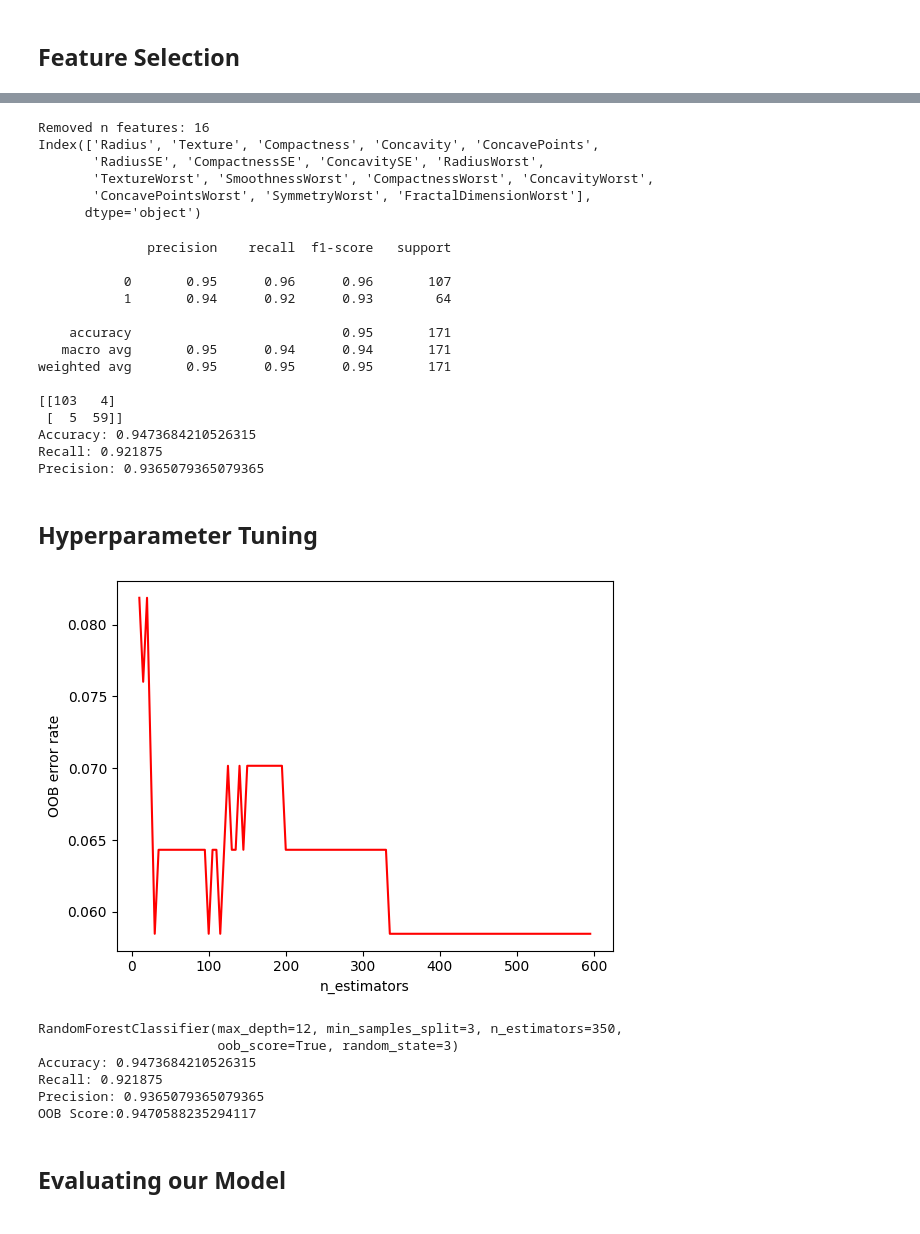
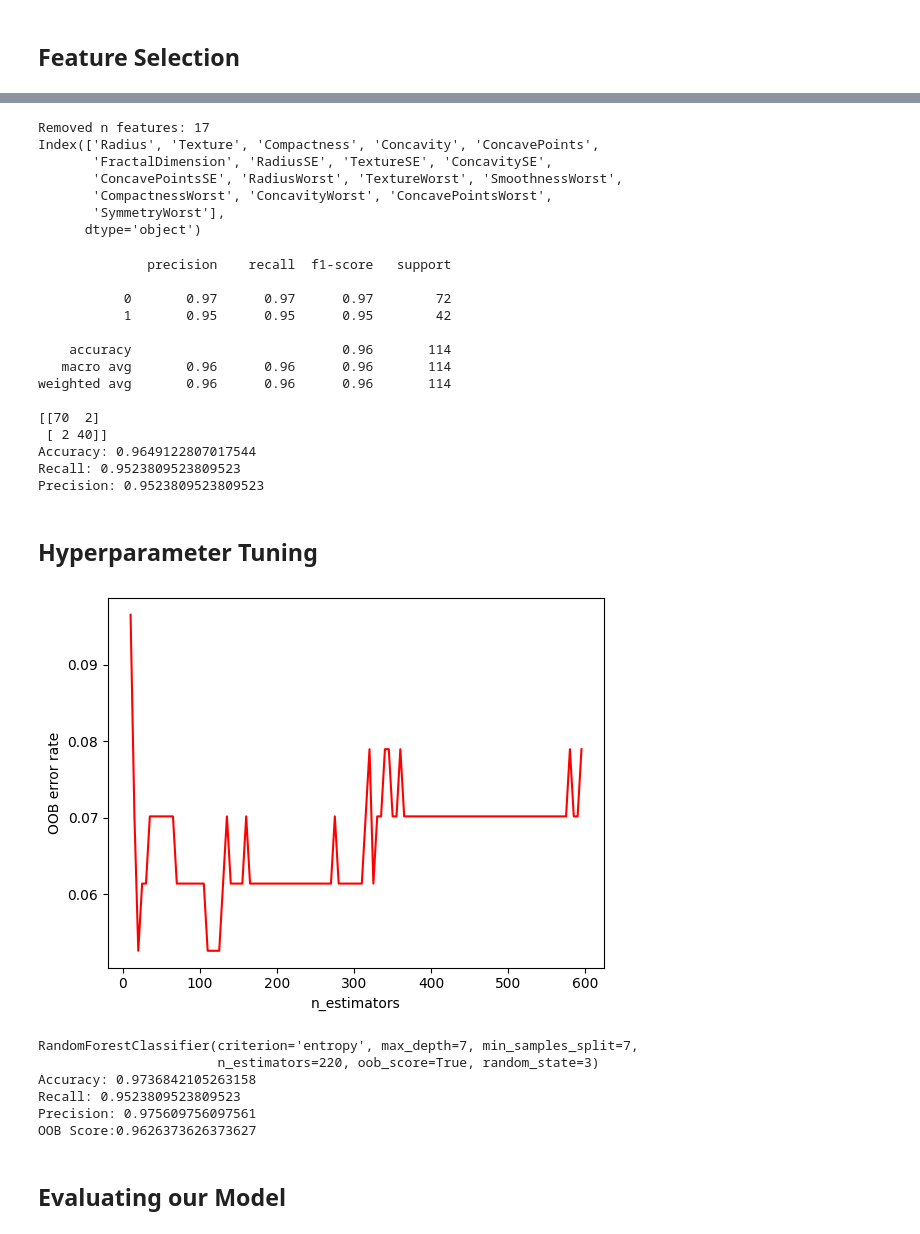
Before and after one commit to Berat03/ml_coursework, a Jupyter notebook: Random_Forest_2.ipynb, the cells around one changed output, grey strips where cells are left out. Cells and saved outputs as stored; diff of their text form; code cells hidden in the pictures.

```diff
--- a/Random_Forest_2.ipynb
+++ b/Random_Forest_2.ipynb
@@ -23,9 +23,9 @@ label = df["B/M"]
 feature = df.drop(not_data, axis = 1)
 data = pd.concat([label, feature], axis=1)
 # %%
-x_train, x_test, y_train, y_test = train_test_split(feature, label, test_size=0.3, stratify=label, random_state=3)
+x_train, x_test, y_train, y_test = train_test_split(feature, label, test_size=0.2, stratify=label, random_state=3) #0.4 -> 0.2
 
-x_test, x_val, y_test, y_val = train_test_split(x_train, y_train, test_size=0.5, stratify=y_train, random_state = 3)
+#x_test, x_val, y_test, y_val = train_test_split(x_train, y_train, test_size=0.5, stratify=y_train, random_state = 3)
 # %% [markdown]
 ## Initial Model
 # %%
@@ -85,12 +87,12 @@ dtype: float64
 # %%
 idx = []
 error_rate = []
-tempx = x_val
+tempx = x_test
 f_rm = 0
 rfc_og = RandomForestClassifier(n_estimators=100, oob_score=True, bootstrap=True, random_state=3)
 
 for i in feature_scores:
-    rfc_og.fit(tempx, y_val)
+    rfc_og.fit(tempx, y_test)
     oob_error = 1 - rfc_og.oob_score_
     error_rate.append(oob_error)
 
@@ -114,58 +116,60 @@ print("Removed n features:", rfecv.n_features_)
 print(x_train.columns[rfecv.support_])
 feature_select = feature[x_train.columns[rfecv.support_]]
 # %% [output]
-Removed n features: 16
+Removed n features: 17
 Index(['Radius', 'Texture', 'Compactness', 'Concavity', 'ConcavePoints',
-       'RadiusSE', 'CompactnessSE', 'ConcavitySE', 'RadiusWorst',
-       'TextureWorst', 'SmoothnessWorst', 'CompactnessWorst', 'ConcavityWorst',
-       'ConcavePointsWorst', 'SymmetryWorst', 'FractalDimensionWorst'],
+       'FractalDimension', 'RadiusSE', 'TextureSE', 'ConcavitySE',
+       'ConcavePointsSE', 'RadiusWorst', 'TextureWorst', 'SmoothnessWorst',
+       'CompactnessWorst', 'ConcavityWorst', 'ConcavePointsWorst',
+       'SymmetryWorst'],
       dtype='object')
 # %%
 # New train/ validation/ test sets from new feature selection
-x_train_whole, x_test, y_train_whole, y_test = train_test_split(feature_select, label, test_size=0.4, stratify=label, random_state=3)
-x_train, x_val, y_train, y_val = train_test_split(x_train_whole, y_train_whole, test_size=0.5, stratify=y_train_whole, random_state=3)
+x_train, x_test, y_train, y_test = train_test_split(feature_select, label, test_size=0.2, stratify=label, random_state=3)
+#x_train, x_val, y_train, y_val = train_test_split(x_train_whole, y_train_whole, test_size=0.5, stratify=y_train_whole, random_state=3)
+#No need if we use OOB for scoring
 # %%
 rfc_og.fit(x_train, y_train)
 
-y_pred = rfc_og.predict(x_val)
-bench_marks(y_val, y_pred)
+y_pred = rfc_og.predict(x_test)
+bench_marks(y_test, y_pred)
 # %% [output]
               precision    recall  f1-score   support
 
-           0       0.95      0.96      0.96       107
-           1       0.94      0.92      0.93        64
+           0       0.97      0.97      0.97        72
+           1       0.95      0.95      0.95        42
 
-    accuracy                           0.95       171
-   macro avg       0.95      0.94      0.94       171
-weighted avg       0.95      0.95      0.95       171
+    accuracy                           0.96       114
+   macro avg       0.96      0.96      0.96       114
+weighted avg       0.96      0.96      0.96       114
 
-[[103   4]
- [  5  59]]
-Accuracy: 0.9473684210526315
-Recall: 0.921875
-Precision: 0.9365079365079365
+[[70  2]
+ [ 2 40]]
+Accuracy: 0.9649122807017544
+Recall: 0.9523809523809523
+Precision: 0.9523809523809523
 # %% [markdown]
 ## Hyperparameter Tuning
 # %%
 #Helps us decide how many n_estimators to use
 idx = []
 error_rate = []
 min_estimators = 10
 max_estimators = 600
 
 for i in range(min_estimators, max_estimators - 1, 5):
     rfc_og.set_params(n_estimators=i)
-    rfc_og.fit(x_val, y_val)
+    rfc_og.fit(x_test, y_test)
     oob_error = 1 - rfc_og.oob_score_
     idx.append(i)
     error_rate.append(oob_error)
 
 plt.plot(idx, error_rate, "-r")
 plt.xlabel("n_estimators")
 plt.ylabel("OOB error rate")
 plt.show()
 # %% [output]
-[figure, old version]
+[figure, new version]
 # %%
 n_estimators = [x for x in range(100, 500, 10)] # Use prev graph or use this
 max_depth = [5, 6, 7, 8, 9, 10, 11, 12,13, 14, 15, 16, 17]
@@ -187,19 +191,19 @@ rf_random = RandomizedSearchCV(estimator = rfc_og, param_distributions = random_
 rf_random.fit(x_train, y_train)
 rfc_best = rf_random.best_estimator_
 # %%
-y_pred = rfc_best.predict(x_val)
+y_pred = rfc_best.predict(x_test)
 print(rf_random.best_estimator_)
-print(f'Accuracy: {accuracy_score(y_val, y_pred)}')
-print(f'Recall: {recall_score(y_val, y_pred)}')
-print(f'Precision: {precision_score(y_val, y_pred)}')
+print(f'Accuracy: {accuracy_score(y_test, y_pred)}')
+print(f'Recall: {recall_score(y_test, y_pred)}')
+print(f'Precision: {precision_score(y_test, y_pred)}')
 print(f'OOB Score:{rfc_best.oob_score_}')
 # %% [output]
-RandomForestClassifier(max_depth=12, min_samples_split=3, n_estimators=350,
-                       oob_score=True, random_state=3)
-Accuracy: 0.9473684210526315
-Recall: 0.921875
-Precision: 0.9365079365079365
-OOB Score:0.9470588235294117
+RandomForestClassifier(criterion='entropy', max_depth=7, min_samples_split=7,
+                       n_estimators=220, oob_score=True, random_state=3)
+Accuracy: 0.9736842105263158
+Recall: 0.9523809523809523
+Precision: 0.975609756097561
+OOB Score:0.9626373626373627
 # %% [markdown]
 ## Evaluating our Model
 # %%
```
Also changed, not shown: parts of 5 cells of this notebook.
